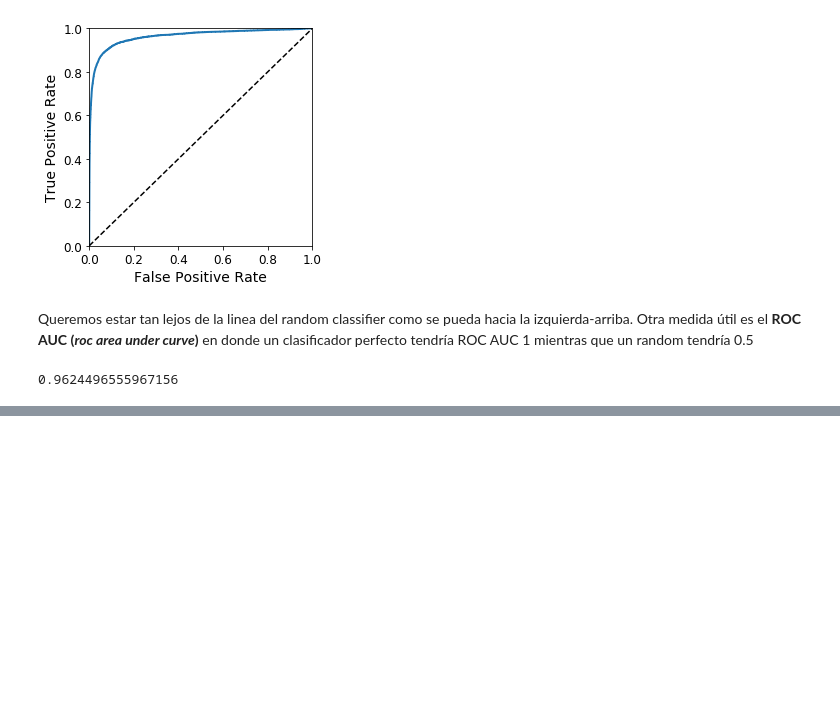
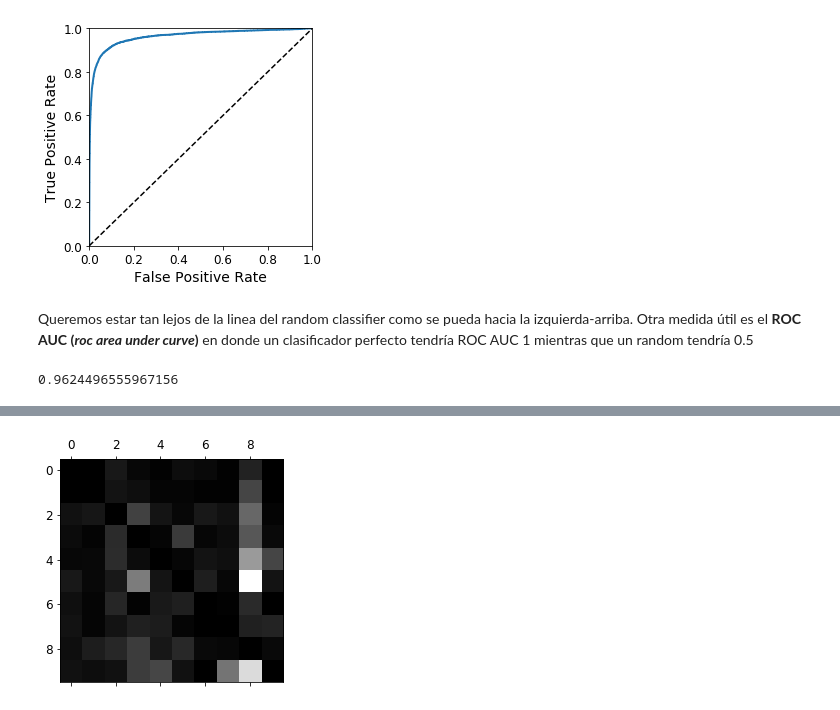
Before and after one commit to israfelsr/ML_Book_Practice, a Jupyter notebook: Chapter 3 - Classification.ipynb, the cells around one changed output, grey strips where cells are left out. Cells and saved outputs as stored; diff of their text form; code cells hidden in the pictures; blank space fills up the shorter version.

```diff
--- a/Chapter 3 - Classification.ipynb
+++ b/Chapter 3 - Classification.ipynb
@@ -242,0 +400,8 @@ roc_auc_score(y_train_5, y_scores)
+# %%
+row_sum = conf_mx.sum(axis=1, keepdims=True) # Total elements by class
+norm_conf_mx = conf_mx / row_sum # Normalized confusion matrix
+np.fill_diagonal(norm_conf_mx, 0) # Eliminate the diagonal (good clf)
+plt.matshow(norm_conf_mx, cmap=plt.cm.gray)
+plt.show()
+# %% [output]
+[figure, added]
```
Also changed, not shown: parts of 52 cells of this notebook.
